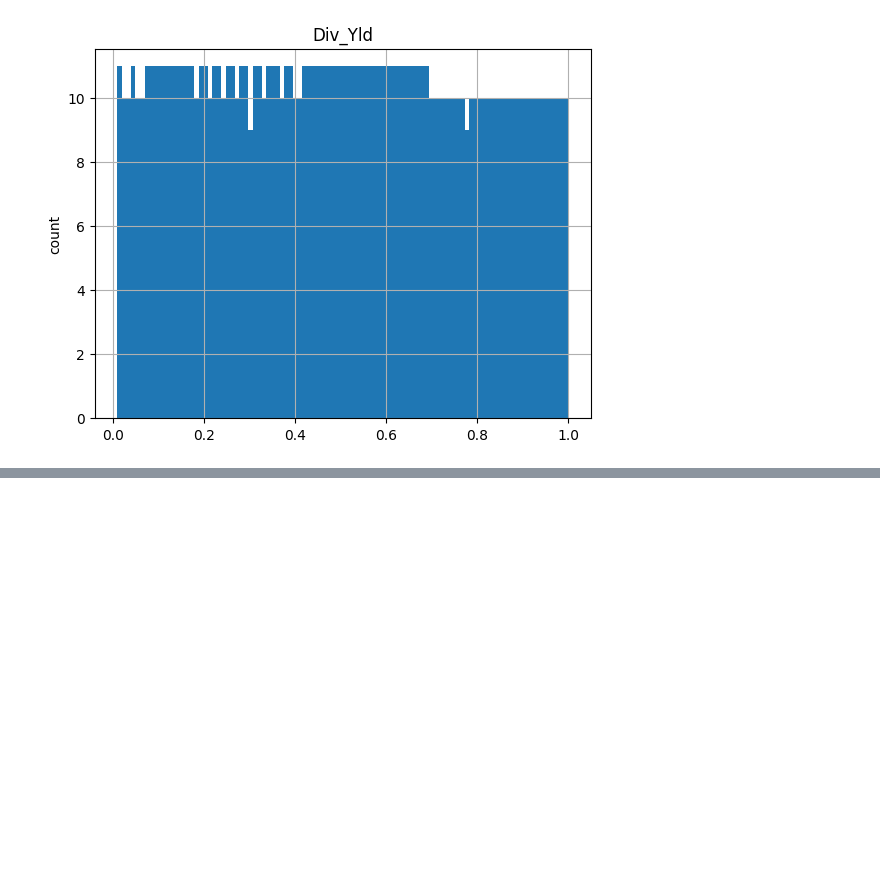
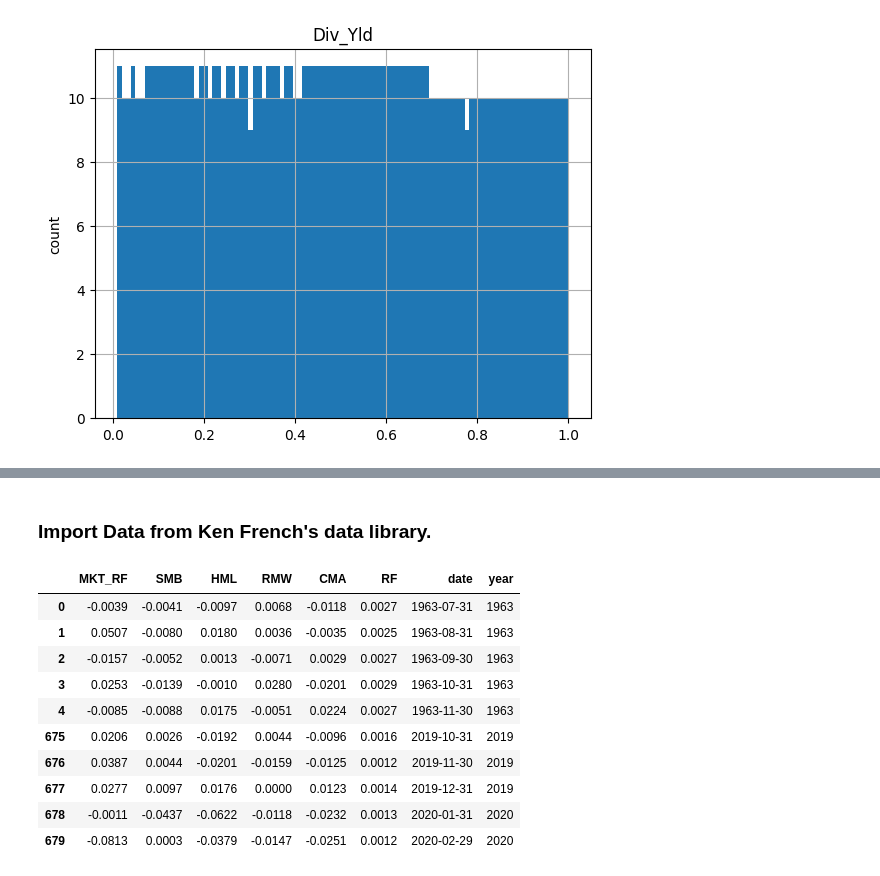
Before and after one commit to nsoojin/mlfactor, a Jupyter notebook: mlfactor-python.ipynb, the cells around one changed output, grey strips where cells are left out. Cells and saved outputs as stored; diff of their text form; code cells hidden in the pictures; blank space fills up the shorter version.

```diff
--- a/mlfactor-python.ipynb
+++ b/mlfactor-python.ipynb
@@ -60,0 +80,46 @@ returns = data_ml[is_stock_ids_short].pivot(index='date', columns='stock_id', va
+# %% [markdown]
+### Import Data from Ken French's data library.
+# %%
+import urllib.request
+import zipfile
+import datetime
+
+# download and unzip
+min_date = '1963-07-31'
+max_date = '2020-03-01'
+ff_url = "https://mba.tuck.dartmouth.edu/pages/faculty/ken.french/ftp/F-F_Research_Data_5_Factors_2x3_CSV.zip"
+urllib.request.urlretrieve(ff_url,"factors.zip")
+file = zipfile.ZipFile("factors.zip")
+file.extractall()
+file.close()
+
+# read_data
+df_ff = pd.read_csv('F-F_Research_Data_5_Factors_2x3.csv',
+                    header=2, index_col=0, sep=',', quotechar='"')
+df_ff.rename(columns = {'Mkt-RF':'MKT_RF'}, inplace = True)
+df_ff = df_ff.loc[:'202003', :] # hardcode
+df_ff = df_ff.astype("float", copy=False)
+df_ff[['MKT_RF','SMB','HML','RMW','CMA','RF']] /= 100.0
+df_ff['date'] = pd.to_datetime(list(map(lambda x: datetime.datetime.strptime(x, "%Y%m"),
+                                        df_ff.index)))
+df_ff['date'] += pd.offsets.MonthEnd(0) # month first -> month end
+# process date for further use
+df_ff['date'] = list(map(lambda x: str(x).split(" ")[0], df_ff['date']))
+df_ff['year'] = pd.to_datetime(df_ff['date']).dt.year
+df_ff.reset_index(drop=True, inplace=True)
+idx_ff = (df_ff['date'] >= min_date) & (df_ff['date'] <= max_date)
+FF_factors = df_ff.loc[idx_ff, :]
+
+pd.concat([FF_factors.head(), FF_factors.tail()])
+# %% [output]
+|  | MKT_RF | SMB | HML | RMW | CMA | RF | date | year |
+| 0 | -0.0039 | -0.0041 | -0.0097 | 0.0068 | -0.0118 | 0.0027 | 1963-07-31 | 1963 |
+| 1 | 0.0507 | -0.0080 | 0.0180 | 0.0036 | -0.0035 | 0.0025 | 1963-08-31 | 1963 |
+| 2 | -0.0157 | -0.0052 | 0.0013 | -0.0071 | 0.0029 | 0.0027 | 1963-09-30 | 1963 |
+| 3 | 0.0253 | -0.0139 | -0.0010 | 0.0280 | -0.0201 | 0.0029 | 1963-10-31 | 1963 |
+| 4 | -0.0085 | -0.0088 | 0.0175 | -0.0051 | 0.0224 | 0.0027 | 1963-11-30 | 1963 |
+| 675 | 0.0206 | 0.0026 | -0.0192 | 0.0044 | -0.0096 | 0.0016 | 2019-10-31 | 2019 |
+| 676 | 0.0387 | 0.0044 | -0.0201 | -0.0159 | -0.0125 | 0.0012 | 2019-11-30 | 2019 |
+| 677 | 0.0277 | 0.0097 | 0.0176 | 0.0000 | 0.0123 | 0.0014 | 2019-12-31 | 2019 |
+| 678 | -0.0011 | -0.0437 | -0.0622 | -0.0118 | -0.0232 | 0.0013 | 2020-01-31 | 2020 |
+| 679 | -0.0813 | 0.0003 | -0.0379 | -0.0147 | -0.0251 | 0.0012 | 2020-02-29 | 2020 |
```
Also changed, not shown: parts of 5 cells of this notebook, 1 other file.
